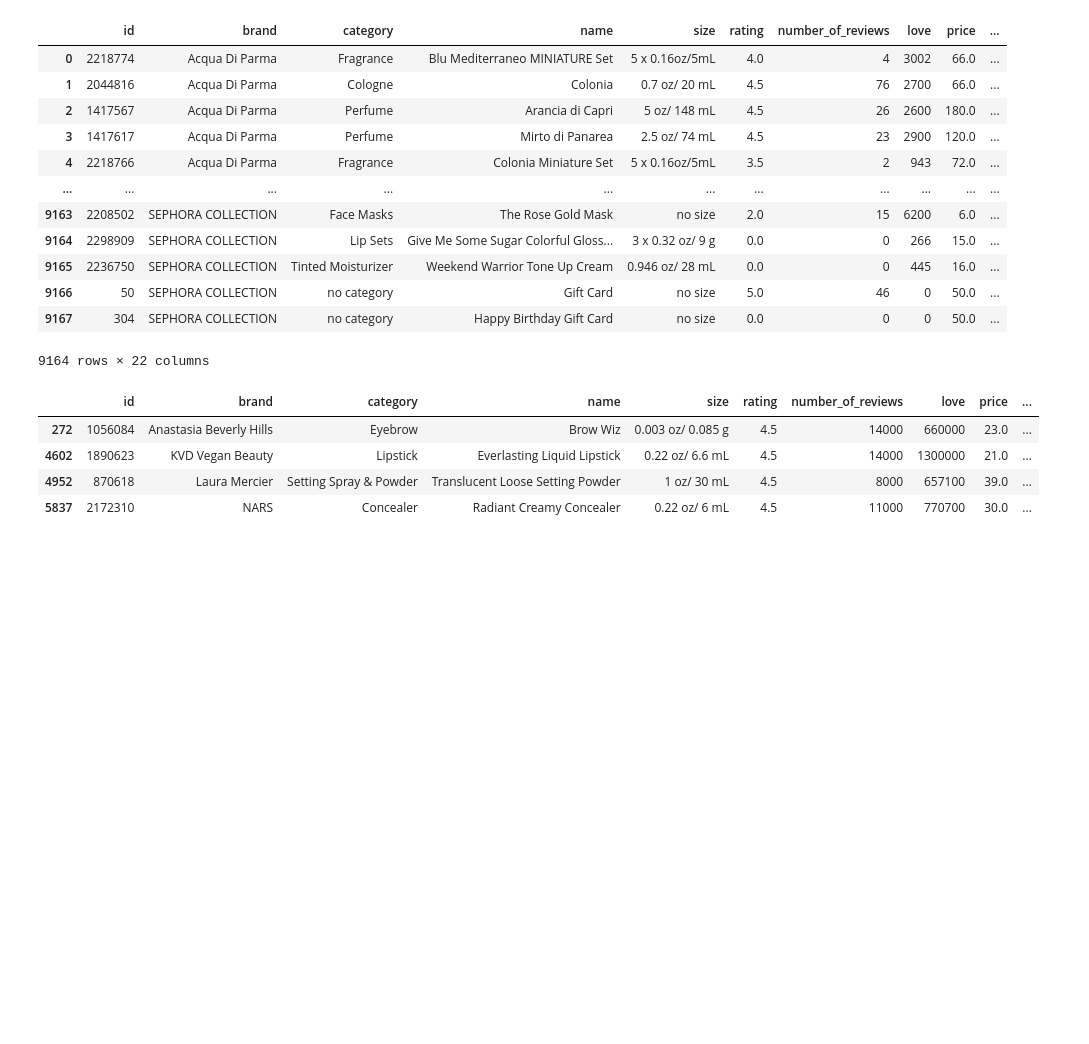
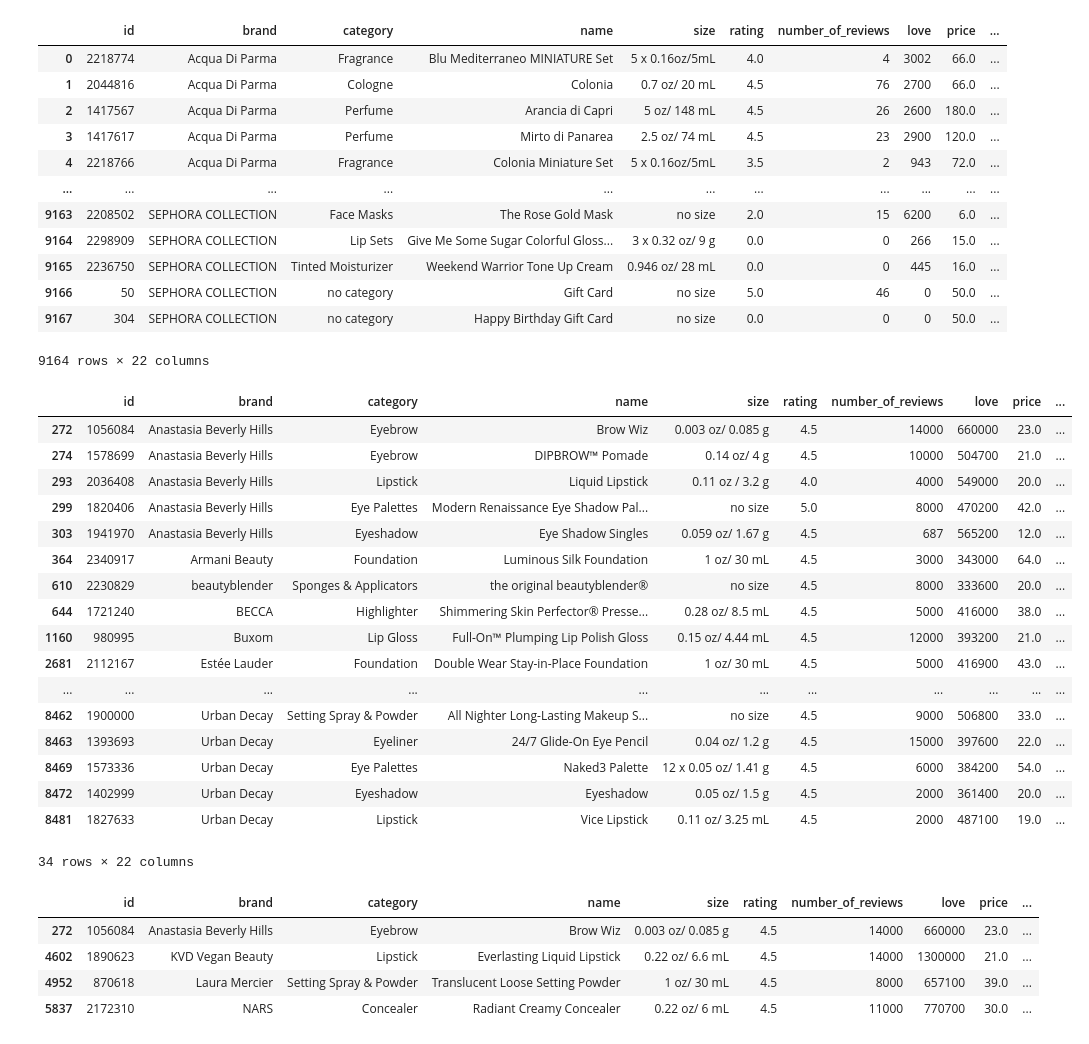
Before and after one commit to smjuni/Beauty_Habits, a Jupyter notebook: Beauty_Habits_EDA.ipynb, the cells around one changed output. Cells and saved outputs as stored; diff of their text form; code cells hidden in the pictures; blank space fills up the shorter version.

```diff
--- a/Beauty_Habits_EDA.ipynb
+++ b/Beauty_Habits_EDA.ipynb
@@ -547,6 +535,28 @@ helpful_loves
 | 9166 | 50 | SEPHORA COLLECTION | no category | Gift Card | no size | 5.0 | 46 | 0 | 50.0 | ... |
 | 9167 | 304 | SEPHORA COLLECTION | no category | Happy Birthday Gift Card | no size | 0.0 | 0 | 0 | 50.0 | ... |
 9164 rows × 22 columns
+# %%
+most_loves_outliers=df.loc[df["love"]>325000]
+most_loves_outliers
+# %% [output]
+|  | id | brand | category | name | size | rating | number_of_reviews | love | price | ... |
+| 272 | 1056084 | Anastasia Beverly Hills | Eyebrow | Brow Wiz | 0.003 oz/ 0.085 g | 4.5 | 14000 | 660000 | 23.0 | ... |
+| 274 | 1578699 | Anastasia Beverly Hills | Eyebrow | DIPBROW™ Pomade | 0.14 oz/ 4 g | 4.5 | 10000 | 504700 | 21.0 | ... |
+| 293 | 2036408 | Anastasia Beverly Hills | Lipstick | Liquid Lipstick | 0.11 oz / 3.2 g | 4.0 | 4000 | 549000 | 20.0 | ... |
+| 299 | 1820406 | Anastasia Beverly Hills | Eye Palettes | Modern Renaissance Eye Shadow Pal... | no size | 5.0 | 8000 | 470200 | 42.0 | ... |
+| 303 | 1941970 | Anastasia Beverly Hills | Eyeshadow | Eye Shadow Singles | 0.059 oz/ 1.67 g | 4.5 | 687 | 565200 | 12.0 | ... |
+| 364 | 2340917 | Armani Beauty | Foundation | Luminous Silk Foundation | 1 oz/ 30 mL | 4.5 | 3000 | 343000 | 64.0 | ... |
+| 610 | 2230829 | beautyblender | Sponges & Applicators | the original beautyblender® | no size | 4.5 | 8000 | 333600 | 20.0 | ... |
+| 644 | 1721240 | BECCA | Highlighter | Shimmering Skin Perfector® Presse... | 0.28 oz/ 8.5 mL | 4.5 | 5000 | 416000 | 38.0 | ... |
+| 1160 | 980995 | Buxom | Lip Gloss | Full-On™ Plumping Lip Polish Gloss | 0.15 oz/ 4.44 mL | 4.5 | 12000 | 393200 | 21.0 | ... |
+| 2681 | 2112167 | Estée Lauder | Foundation | Double Wear Stay-in-Place Foundation | 1 oz/ 30 mL | 4.5 | 5000 | 416900 | 43.0 | ... |
+| ... | ... | ... | ... | ... | ... | ... | ... | ... | ... | ... |
+| 8462 | 1900000 | Urban Decay | Setting Spray & Powder | All Nighter Long-Lasting Makeup S... | no size | 4.5 | 9000 | 506800 | 33.0 | ... |
+| 8463 | 1393693 | Urban Decay | Eyeliner | 24/7 Glide-On Eye Pencil | 0.04 oz/ 1.2 g | 4.5 | 15000 | 397600 | 22.0 | ... |
+| 8469 | 1573336 | Urban Decay | Eye Palettes | Naked3 Palette | 12 x 0.05 oz/ 1.41 g | 4.5 | 6000 | 384200 | 54.0 | ... |
+| 8472 | 1402999 | Urban Decay | Eyeshadow | Eyeshadow | 0.05 oz/ 1.5 g | 4.5 | 2000 | 361400 | 20.0 | ... |
+| 8481 | 1827633 | Urban Decay | Lipstick | Vice Lipstick | 0.11 oz/ 3.25 mL | 4.5 | 2000 | 487100 | 19.0 | ... |
+34 rows × 22 columns
 # %%
 most_loves_outliers=df.loc[df["love"]>650000]
 most_loves_outliers
```
Also changed, not shown: parts of 3 cells of this notebook, 9 other files.
